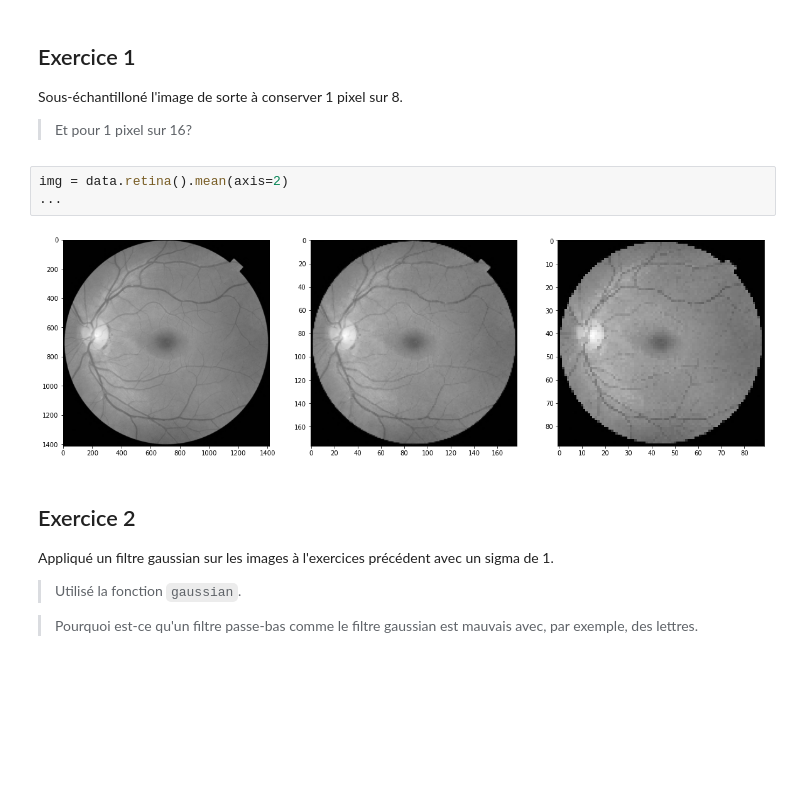
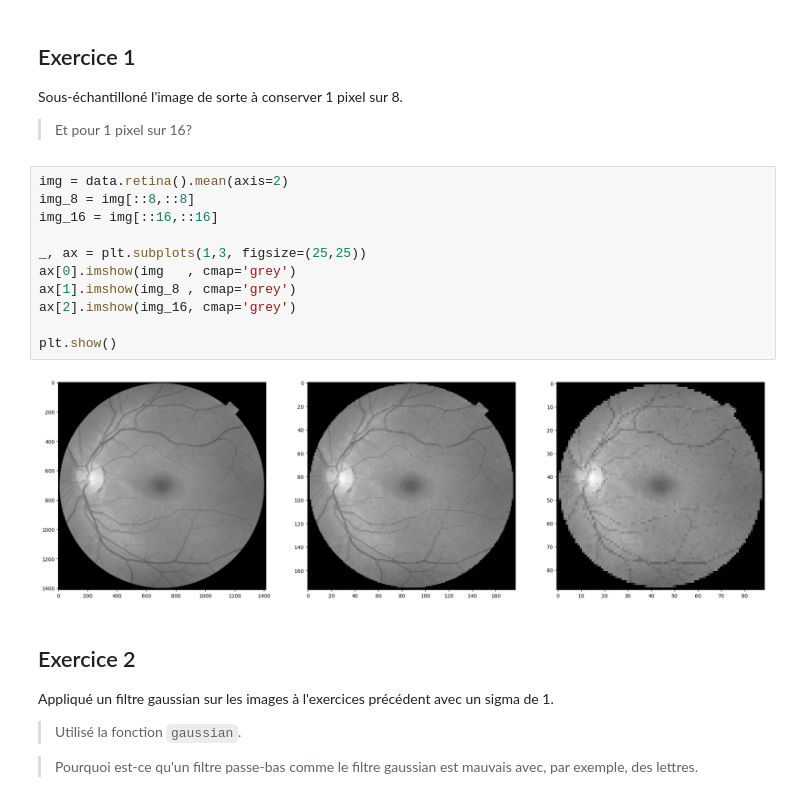
Before and after one commit to nBeeckmans/Laboratoires-INF600F-Automne-2025, a Jupyter notebook: lab4/lab3.ipynb, the cells around one changed output. Saved outputs shown, nothing was run; the diff lists cells and outputs as text; blank space fills up the shorter version.

```diff
--- a/lab4/lab3.ipynb
+++ b/lab4/lab3.ipynb
@@ -11,11 +11,19 @@ from skimage import data
 ## Exercice 1
 Sous-échantilloné l'image de sorte à conserver 1 pixel sur 8.
 > Et pour 1 pixel sur 16?
-# %%
-img = data.retina().mean(axis=2)
-...
-# %% [output]
-[figure, removed]
+# %%
+img = data.retina().mean(axis=2)
+img_8 = img[::8,::8]
+img_16 = img[::16,::16]
+
+_, ax = plt.subplots(1,3, figsize=(25,25))
+ax[0].imshow(img   , cmap='grey')
+ax[1].imshow(img_8 , cmap='grey')
+ax[2].imshow(img_16, cmap='grey')
+
+plt.show()
+# %% [output]
+[figure, added]
 # %% [markdown]
 ## Exercice 2
 Appliqué un filtre gaussian sur les images à l'exercices précédent avec un sigma de 1.
```
Also changed, not shown: parts of 5 cells of this notebook.
